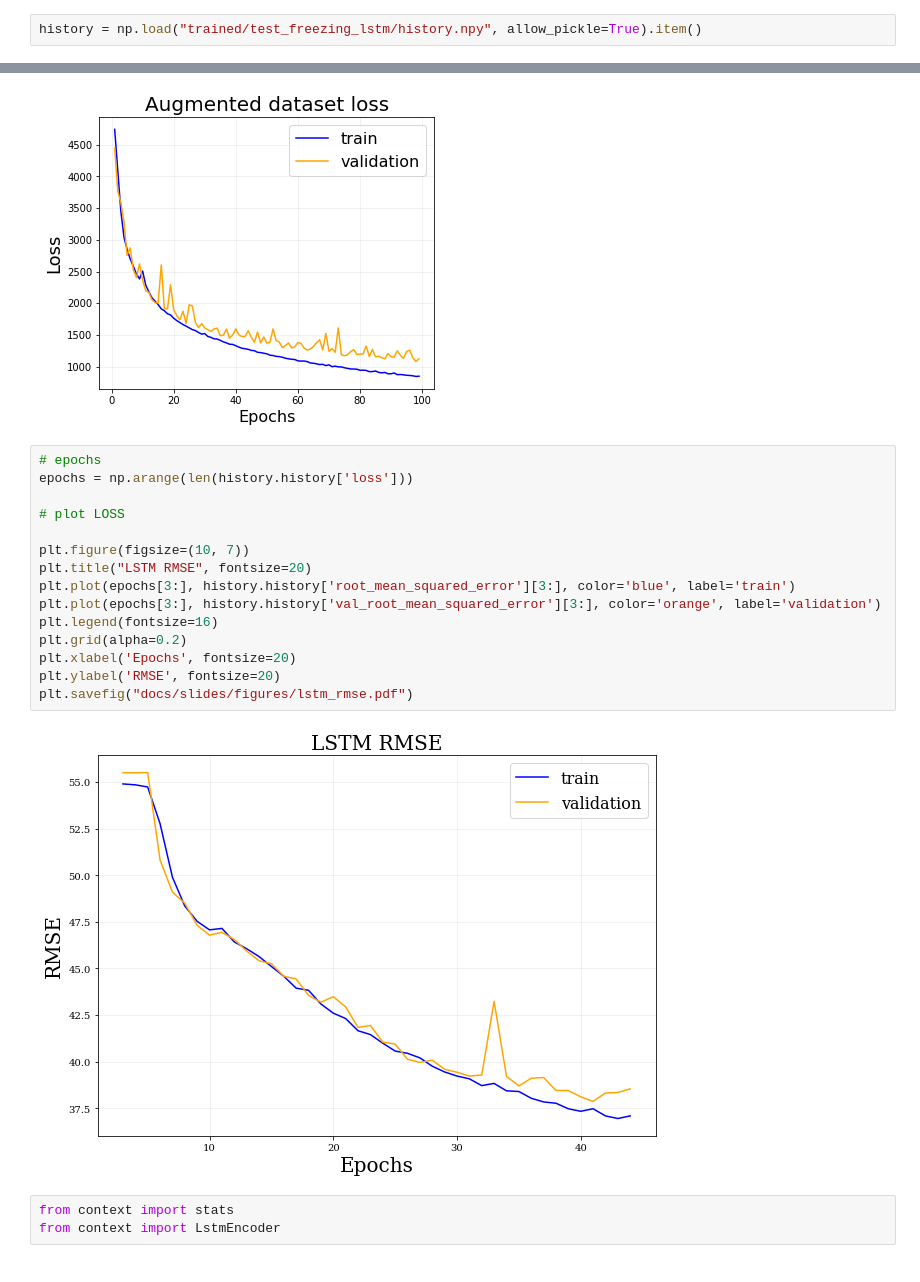
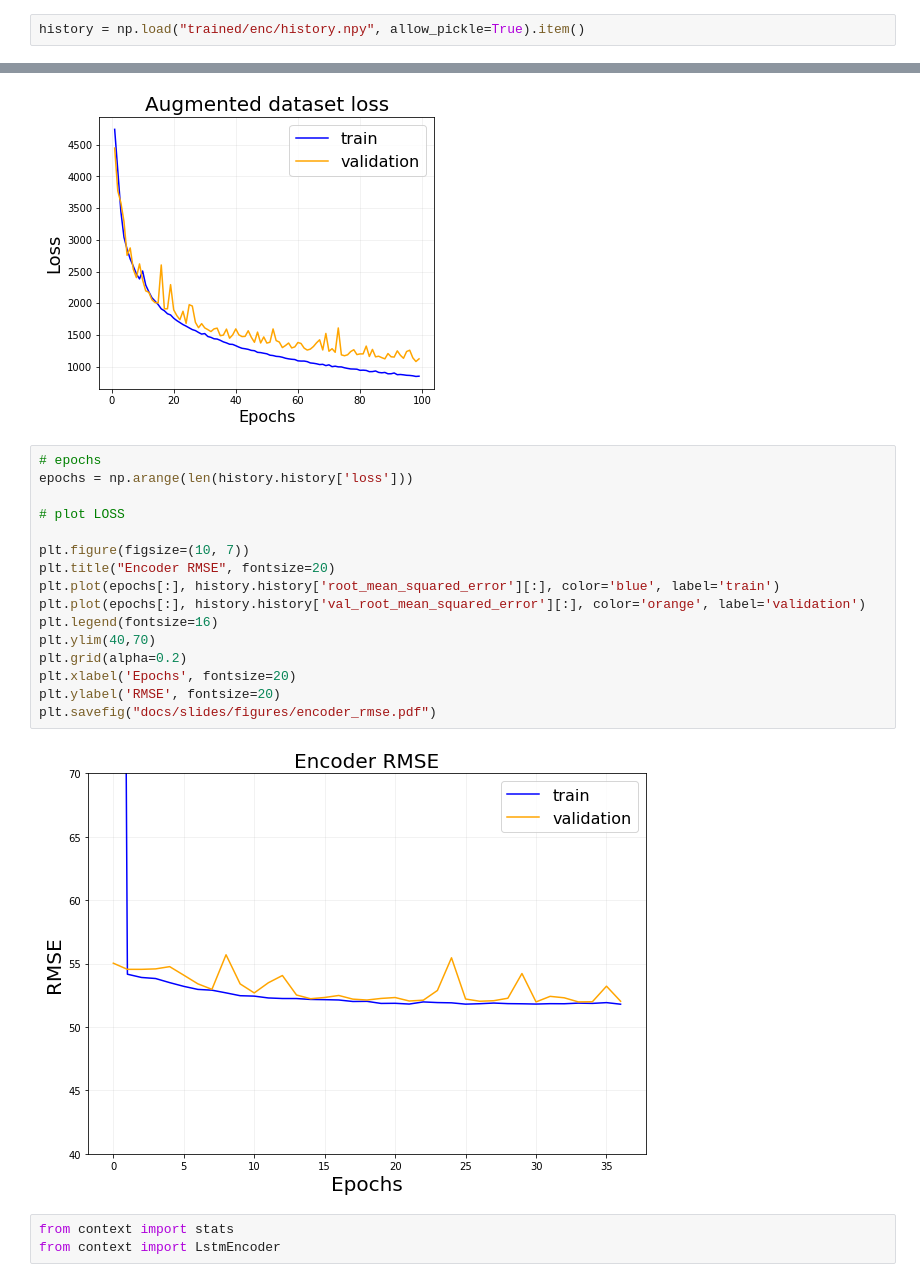
Before and after one commit to djanloo/cmepda, a Jupyter notebook: assets/plot_statistics/plot.ipynb, the cells around one changed output, grey strips where cells are left out. Saved outputs shown, nothing was run; the diff lists cells and outputs as text.

```diff
--- a/assets/plot_statistics/plot.ipynb
+++ b/assets/plot_statistics/plot.ipynb
@@ -13,7 +13,7 @@ print(parent_dir)
 # %%
 import keras
 # %%
-history = np.load("trained/test_freezing_lstm/history.npy", allow_pickle=True).item()
+history = np.load("trained/enc/history.npy", allow_pickle=True).item()
 # %%
 history.history.keys()
 # %% [output]
@@ -38,20 +38,21 @@ plt.savefig("docs/slides/figures/whole_aug_loss.png")
 # %%
 # epochs
 epochs = np.arange(len(history.history['loss']))
 
 # plot LOSS
 
 plt.figure(figsize=(10, 7))
-plt.title("LSTM RMSE", fontsize=20)
-plt.plot(epochs[3:], history.history['root_mean_squared_error'][3:], color='blue', label='train')
-plt.plot(epochs[3:], history.history['val_root_mean_squared_error'][3:], color='orange', label='validation')
+plt.title("Encoder RMSE", fontsize=20)
+plt.plot(epochs[:], history.history['root_mean_squared_error'][:], color='blue', label='train')
+plt.plot(epochs[:], history.history['val_root_mean_squared_error'][:], color='orange', label='validation')
 plt.legend(fontsize=16)
+plt.ylim(40,70)
 plt.grid(alpha=0.2)
 plt.xlabel('Epochs', fontsize=20)
 plt.ylabel('RMSE', fontsize=20)
-plt.savefig("docs/slides/figures/lstm_rmse.pdf")
+plt.savefig("docs/slides/figures/encoder_rmse.pdf")
 # %% [output]
-[figure, old version]
+[figure, new version]
 # %%
 from context import stats
 from context import LstmEncoder
```
Also changed, not shown: 1 other file.
